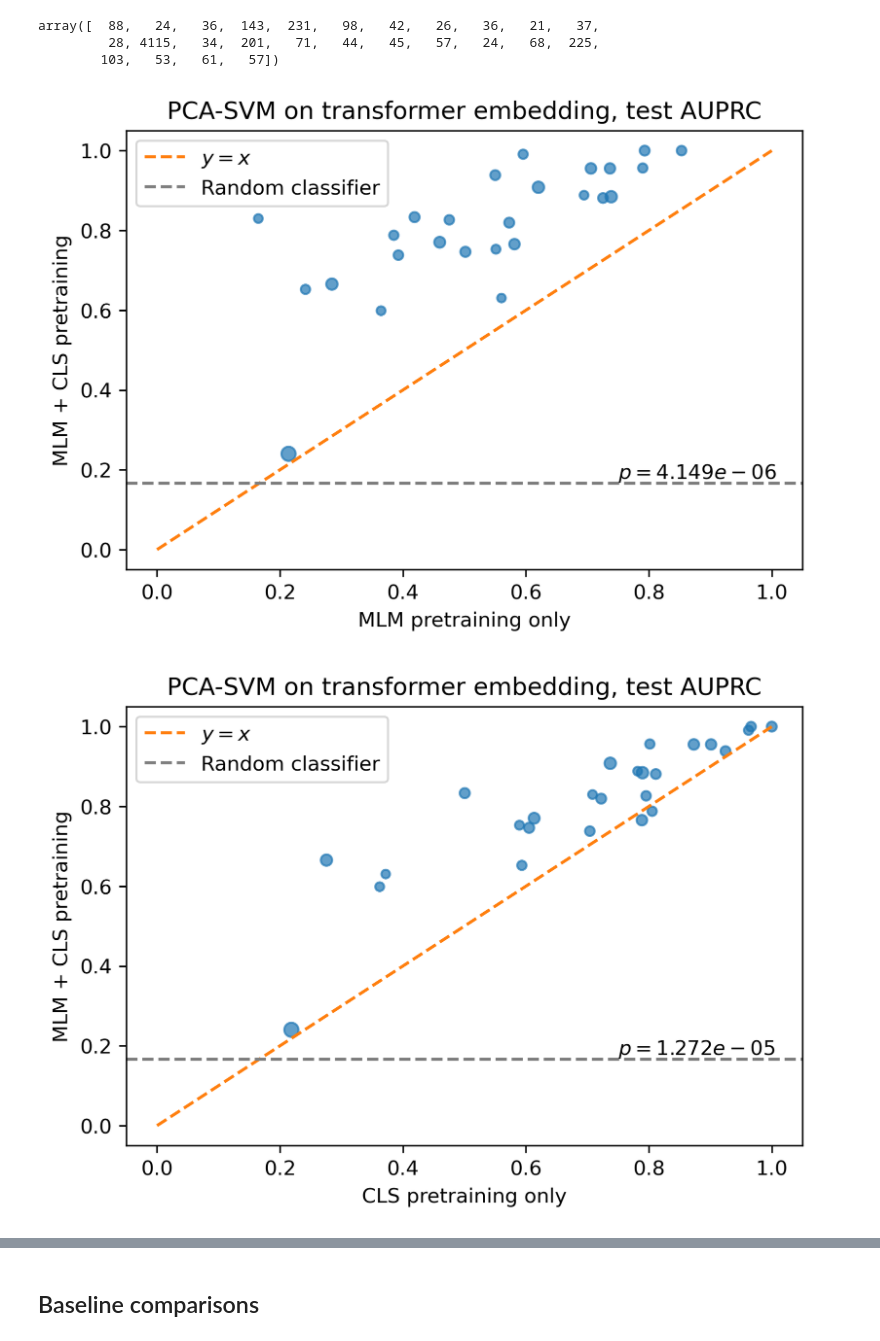
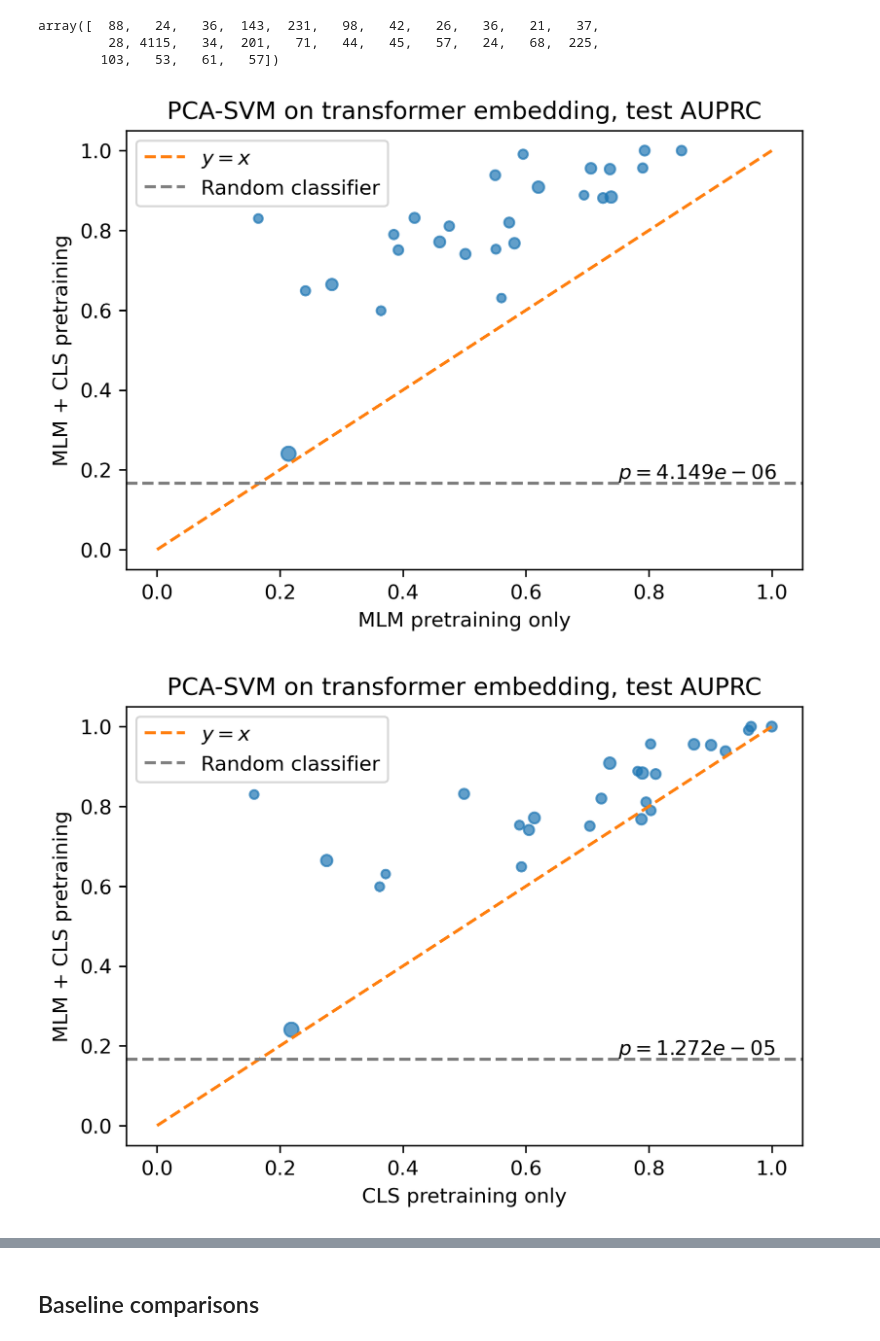
Before and after one commit to wukevin/tcr-bert, a Jupyter notebook: jupyter/antigen_cv.ipynb, the cells around one changed output, grey strips where cells are left out. Cells and saved outputs as stored; diff of their text form; code cells hidden in the pictures.

Commit message:
Update antigen CV with LR check

```diff
--- a/jupyter/antigen_cv.ipynb
+++ b/jupyter/antigen_cv.ipynb
@@ -142,15 +135,13 @@ def get_perf_comparison(model_dirname:str, min_positive:int=20):
         device=3,
     )
     # External: ESM embed
-    esm_embedding = model_utils.get_esm_embedding(
-        esm_model, esm_batch_converter, combined_trbs, ESM_DEVICE
-    )
+    esm_embedding = model_utils.get_esm_embedding(combined_trbs, device=1)
     # External: TAPE embed
     tape_embedding = model_utils.get_tape_embedding(combined_trbs, device=2)
 
     ## Perform evaluation
     eval_preds = {}  # Contains each method's predictions, which we summarize at the end
-    # For each embedding, train a PCA-SVM classifier on top of embedding
+    # For each embedding, train a PCA-SVM classifier and a LR classifier on top of embedding
     embeds_named = {
         "MLM": mlm_embedding,
         "MLM + CLS": cls_embedding,
@@ -162,6 +153,10 @@ def get_perf_comparison(model_dirname:str, min_positive:int=20):
         pcasvm = models.ModelOnPCA(SVC, probability=True, kernel='rbf')
         pcasvm.fit(embed[train_idx], combined_labels[train_idx])
         eval_preds[embed_name] = pcasvm.predict_proba(embed[test_idx])
+
+        logreg = LogisticRegression(solver='liblinear')
+        logreg.fit(embed[train_idx], combined_labels[train_idx])
+        eval_preds[embed_name + ", LR"] = logreg.predict_proba(embed[test_idx])
 
     # SETE requires a separate GBC classifier, so this is handled outside of loop
     pca_gbc = models.ModelOnPCA(
@@ -220,6 +221,6 @@ PCA-SVM on k-mers     0.618163
 Name: FPRPWLHGL, dtype: float64
 # %%
-perf_pairs = [get_perf_comparison(m) for m in excl_models]
+perf_pairs = [get_perf_comparison(m) for m in tqdm.notebook.tqdm(excl_models)]
 # %% [output]
 FPRPWLHGL
 WARNING:root:Could not load saved tokenizer, loading fresh instance
@@ -331,40 +328,47 @@ array([  88,   24,   36,  143,  231,   98,   42,   26,   36,   21,   37,
          28, 4115,   34,  201,   71,   44,   45,   57,   24,   68,  225,
         103,   53,   61,   57])
 # %%
-def antigen_cv_plot(xaxis:str, yaxis:str, annot_p:bool = True, data:pd.DataFrame = perf_pairs_df, fname:Optional[str] = None, **kwargs):
+def antigen_cv_plot(
+    xaxis:str, yaxis:str,
+    annot_p:bool = True,
+    alternative:str = "less",
+    data:pd.DataFrame = perf_pairs_df,
+    fname:Optional[str] = None,
+    **kwargs
+):
     """
     Scatterplot comparing performance of two methods on xaxis and yaxis
     """
     fig, ax = plt.subplots(dpi=300)
     ax.scatter(
         data[xaxis],
         data[yaxis],
         alpha=0.7,
         s=np.log(num_positive_examples) * 6,
     )
     ax.plot([0, 1], [0, 1], linestyle="--", color='tab:orange', label="$y=x$")
     ax.axhline(1/(5+1), linestyle='--', color='grey', label="Random classifier")
     ax.legend()
 
-    stat, pval = stats.wilcoxon(data[xaxis], data[yaxis], alternative='less')
+    stat, pval = stats.wilcoxon(data[xaxis], data[yaxis], alternative=alternative)
     if annot_p:
         ax.text(0.75, 1/(5+1), f"$p={pval:.4g}$", va='bottom')
 
     ax.set(**kwargs)
     if fname is not None:
         fig.savefig(fname, bbox_inches='tight')
     return fig
 
 antigen_cv_plot(
     "MLM",
     "MLM + CLS",
     xlabel="MLM pretraining only",
     ylabel="MLM + CLS pretraining",
     title="PCA-SVM on transformer embedding, test AUPRC",
     fname=os.path.join(PLOT_DIR, "mlm_vs_mlmcls.pdf"),
 ).show()
 # %% [output]
-[figure, old version]
+[figure, new version]
 # %%
 antigen_cv_plot(
     "CLS",
@@ -375,7 +379,7 @@ antigen_cv_plot(
     fname=os.path.join(PLOT_DIR, "cls_vs_mlmcls.pdf"),
 ).show()
 # %% [output]
-[figure, old version]
+[figure, new version]
 # %%
 antigen_cv_plot(
     "ESM",
```
Also changed, not shown: parts of 14 cells of this notebook, 10 other files.
